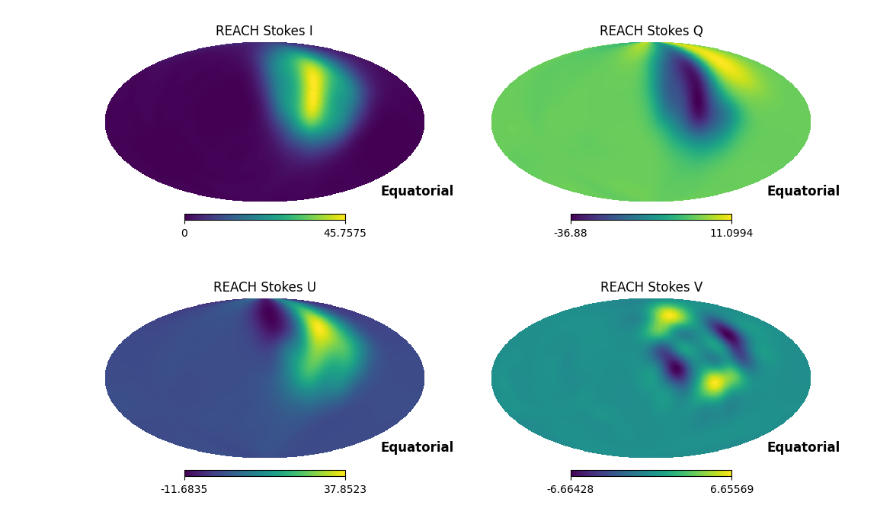
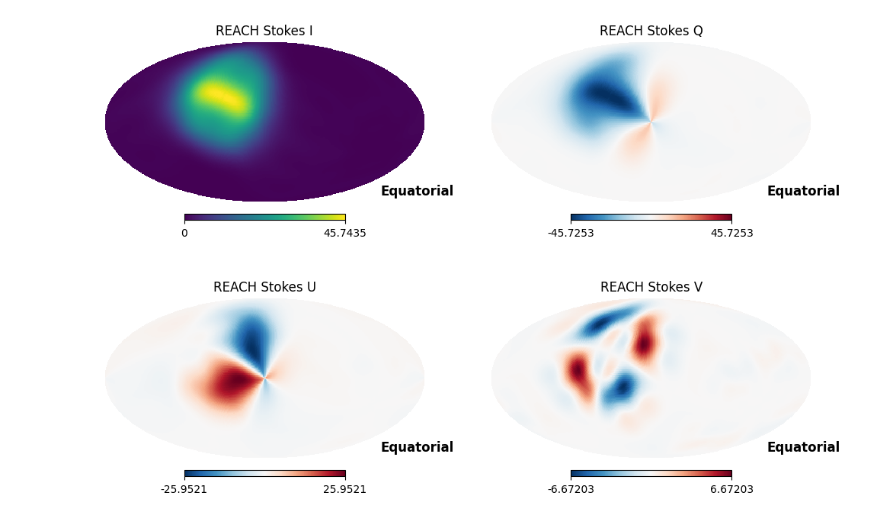
Before and after one commit to zzhang0123/limTOD, a Jupyter notebook: examples/demonstration.ipynb, the cells around one changed output. Cells and saved outputs as stored; diff of their text form; code cells hidden in the pictures.

```diff
--- a/examples/demonstration.ipynb
+++ b/examples/demonstration.ipynb
@@ -48,9 +50,13 @@ fig, axs = plt.subplots(2, 2, figsize=(12, 8))
 labels = ["Stokes I", "Stokes Q", "Stokes U", "Stokes V"]
 
 for p in range(4):
-    plt.axes(axs.flat[p])
-    hp.mollview(beam[p, :], title=f"REACH {labels[p]}", rot=(0, 90, 0), hold=True)
+    plt.subplot(2, 2, p + 1)
+    kwargs = dict(title=f"REACH {labels[p]}", rot=(0, 90, 0),
+                  hold=True, coord="C", flip="geo")
+    if p > 0:  # Q, U, V
+        val = np.max(np.abs(beam[p, :]))
+        kwargs.update(min=-val, max=val, cmap="RdBu_r")
+    hp.mollview(beam[p, :], **kwargs)
 
-plt.tight_layout()
 plt.show()
 # %% [output]
@@ -58,9 +64,9 @@ plt.show()
 # %%
 # Pointed Beam Specifications
 LST_deg = 60  # degrees
-lat_deg = 30  # degrees
-azimuth_deg = 20  # degrees
-elevation_deg = 90  # degrees
+lat_deg = 53  # degrees
+azimuth_deg = 0  # degrees
+elevation_deg = 0  # degrees
 selfrot_deg = 0
 
 # hp.map2alm handles 1 or 3 maps; for 4-component (I,Q,U,V), transform V separately
@@ -84,10 +90,13 @@ fig, axs = plt.subplots(2, 2, figsize=(12, 8))
 labels = ["Stokes I", "Stokes Q", "Stokes U", "Stokes V"]
 
 for p in range(4):
-    plt.axes(axs.flat[p])
-    hp.mollview(pointed_beam[p, :], title=f"REACH {labels[p]}", # rot=(0, 90, 0),
-                hold=True, coord="C", flip="geo")  # LST (RA) increases to the right
+    plt.subplot(2, 2, p + 1)
+    kwargs = dict(title=f"REACH {labels[p]}", rot=(0, 90, 0),
+                  hold=True, coord="C", flip="geo")
+    if p > 0:  # Q, U, V
+        val = np.max(np.abs(pointed_beam[p, :]))
+        kwargs.update(min=-val, max=val, cmap="RdBu_r")
+    hp.mollview(pointed_beam[p, :], **kwargs)
 
-plt.tight_layout()
 plt.show()
 # %% [output]
@@ -95,40 +104,43 @@ plt.show()
 # %%
 # Pointed Beam Specifications
 LST_deg = 60  # degrees
-lat_deg = 30  # degrees
-azimuth_deg = 20  # degrees
-elevation_deg = 90  # degrees
+lat_deg = 53  # degrees
+azimuth_deg = 0  # degrees
+elevation_deg = 0  # degrees
 selfrot_deg = 90
 
 # hp.map2alm handles 1 or 3 maps; for 4-component (I,Q,U,V), transform V separately
 beam_alm_IQU = hp.map2alm(beam[:3])
 beam_alm_V = hp.map2alm(beam[3])
 beam_alm = np.array([beam_alm_IQU[0], beam_alm_IQU[1], beam_alm_IQU[2], beam_alm_V])
 
 pointed_beam = pointing_beam_in_eq_sys(
     beam_alm,
     LST_deg,
     lat_deg,
     azimuth_deg,
     elevation_deg,
     selfrot_deg,
     64,
     normalize=False,
     horizontal_mask=None,
 )
 
 fig, axs = plt.subplots(2, 2, figsize=(12, 8))
 labels = ["Stokes I", "Stokes Q", "Stokes U", "Stokes V"]
 
 for p in range(4):
-    plt.axes(axs.flat[p])
-    hp.mollview(pointed_beam[p, :], title=f"REACH {labels[p]}", # rot=(0, 90, 0),
-                hold=True, coord="C", flip="geo")  # LST (RA) increases to the right
+    plt.subplot(2, 2, p + 1)
+    kwargs = dict(title=f"REACH {labels[p]}", rot=(0, 90, 0),
+                  hold=True, coord="C", flip="geo")
+    if p > 0:  # Q, U, V
+        val = np.max(np.abs(pointed_beam[p, :]))
+        kwargs.update(min=-val, max=val, cmap="RdBu_r")
+    hp.mollview(pointed_beam[p, :], **kwargs)
 
-plt.tight_layout()
 plt.show()
 # %% [output]
-[figure, old version]
+[figure, new version]
 # %%
 # Initialize the TODsimulator with MeerKAT coordinates
 TODsimulator = TODSim(
```
Also changed, not shown: parts of 3 cells of this notebook, 1 other file.
